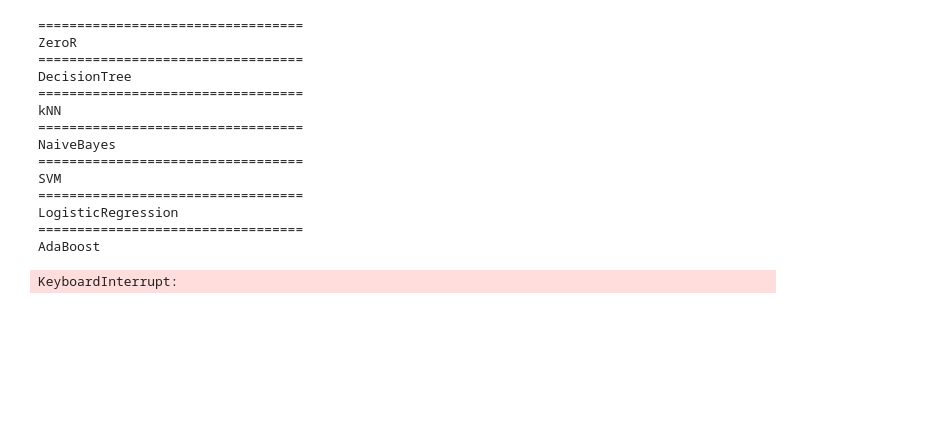
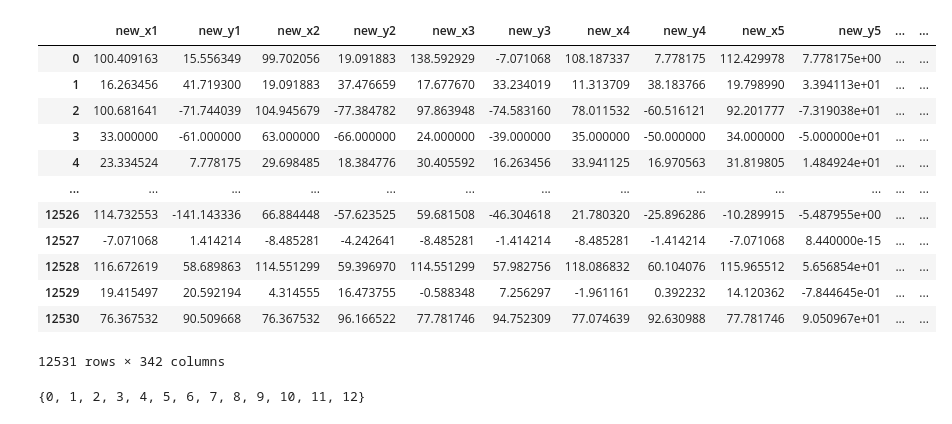
Before and after one commit to dynamic98/IdentiGaze, a Jupyter notebook: ML_Analysis.ipynb, the cells around one changed output. Saved outputs shown, nothing was run; the diff lists cells and outputs as text; code cells hidden in the pictures; blank space fills up the shorter version.

```diff
--- a/ML_Analysis.ipynb
+++ b/ML_Analysis.ipynb
@@ -170,24 +1,43 @@ def mlanalysis(x_data, y_data):
-# %%
-path = 'data/blue_rawdata_task1.csv'
-mydata = MakeDataDouble(path, 2)
-mydata.get_data()
-
-x = mydata.take_x()
-y = mydata.take_y()
-results = mlanalysis(x,y)
-# %% [output]
-==================================
-ZeroR
-==================================
-DecisionTree
-==================================
-kNN
-==================================
-NaiveBayes
-==================================
-SVM
-==================================
-LogisticRegression
-==================================
-AdaBoost
-KeyboardInterrupt:
+# %%
+import os
+import pandas as pd
+import numpy as np
+from sklearn import clone
+from sklearn.ensemble import RandomForestClassifier
+from sklearn.model_selection import StratifiedKFold
+from tqdm import tqdm
+from ML_util import *
+from ML_Analysis_OptimalStimuli import LoadSelectiveData
+
+path = "data/BlueMediumRarePupil_task1-1.csv"
+thisData = LoadSelectiveData(path)
+
+Xdata = thisData.take_x().to_numpy()
+Ydata = thisData.take_y().to_numpy()
+
+kf = StratifiedKFold(n_splits=10)
+rf_model = RandomForestClassifier(random_state=0)  # Random Forest
+
+shape_cm = np.zeros((13,13), dtype=np.float64)
+orientation_cm = np.zeros((13,13), dtype=np.float64)
+size_cm = np.zeros((13,13), dtype=np.float64)
+hue_cm = np.zeros((13,13), dtype=np.float64)
+brightness_cm = np.zeros((13,13), dtype=np.float64)
+total_cm = np.zeros((13,13), dtype=np.float64)
+log_dict = {f"true_{i}":{f"pred_{j}":[] for j in range(13)} for i in range(13)}
+
+thisData.get_data()
+# %% [output]
+|  | new_x1 | new_y1 | new_x2 | new_y2 | new_x3 | new_y3 | new_x4 | new_y4 | new_x5 | new_y5 | ... | ... |
+| 0 | 100.409163 | 15.556349 | 99.702056 | 19.091883 | 138.592929 | -7.071068 | 108.187337 | 7.778175 | 112.429978 | 7.778175e+00 | ... | ... |
+| 1 | 16.263456 | 41.719300 | 19.091883 | 37.476659 | 17.677670 | 33.234019 | 11.313709 | 38.183766 | 19.798990 | 3.394113e+01 | ... | ... |
+| 2 | 100.681641 | -71.744039 | 104.945679 | -77.384782 | 97.863948 | -74.583160 | 78.011532 | -60.516121 | 92.201777 | -7.319038e+01 | ... | ... |
+| 3 | 33.000000 | -61.000000 | 63.000000 | -66.000000 | 24.000000 | -39.000000 | 35.000000 | -50.000000 | 34.000000 | -5.000000e+01 | ... | ... |
+| 4 | 23.334524 | 7.778175 | 29.698485 | 18.384776 | 30.405592 | 16.263456 | 33.941125 | 16.970563 | 31.819805 | 1.484924e+01 | ... | ... |
+| ... | ... | ... | ... | ... | ... | ... | ... | ... | ... | ... | ... | ... |
+| 12526 | 114.732553 | -141.143336 | 66.884448 | -57.623525 | 59.681508 | -46.304618 | 21.780320 | -25.896286 | -10.289915 | -5.487955e+00 | ... | ... |
+| 12527 | -7.071068 | 1.414214 | -8.485281 | -4.242641 | -8.485281 | -1.414214 | -8.485281 | -1.414214 | -7.071068 | 8.440000e-15 | ... | ... |
+| 12528 | 116.672619 | 58.689863 | 114.551299 | 59.396970 | 114.551299 | 57.982756 | 118.086832 | 60.104076 | 115.965512 | 5.656854e+01 | ... | ... |
+| 12529 | 19.415497 | 20.592194 | 4.314555 | 16.473755 | -0.588348 | 7.256297 | -1.961161 | 0.392232 | 14.120362 | -7.844645e-01 | ... | ... |
+| 12530 | 76.367532 | 90.509668 | 76.367532 | 96.166522 | 77.781746 | 94.752309 | 77.074639 | 92.630988 | 77.781746 | 9.050967e+01 | ... | ... |
+12531 rows × 342 columns
@@ -193,0 +80,4 @@ KeyboardInterrupt:
+# %%
+set(thisData.take_y().to_list())
+# %% [output]
+{0, 1, 2, 3, 4, 5, 6, 7, 8, 9, 10, 11, 12}
```
Also changed, not shown: parts of 8 cells of this notebook, 9 other files.
